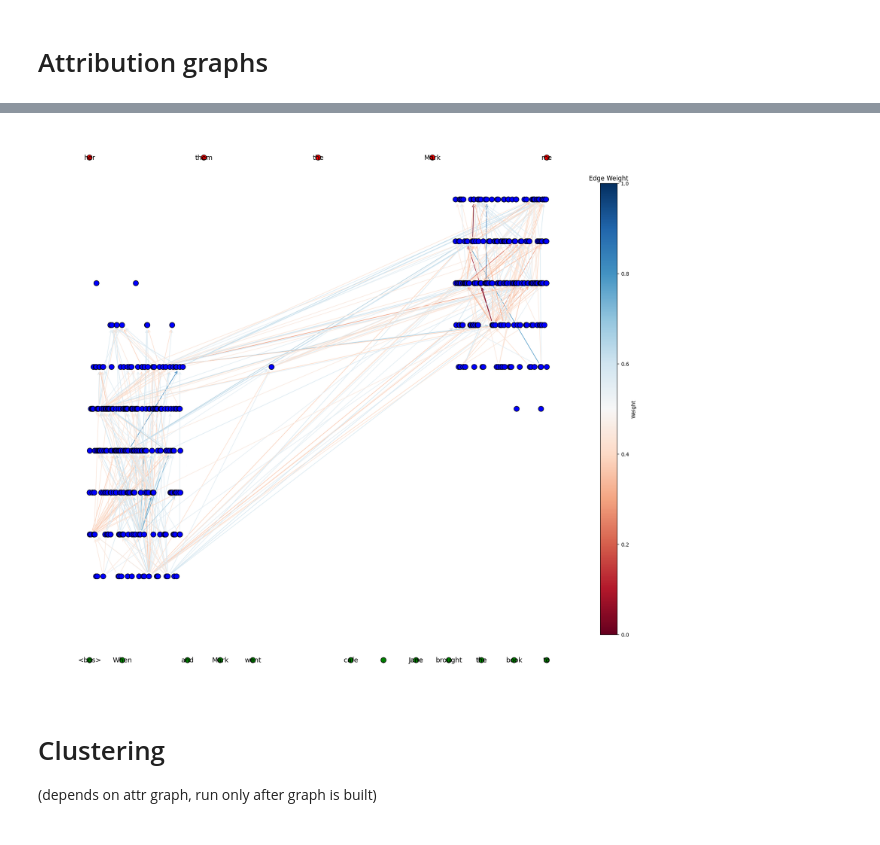
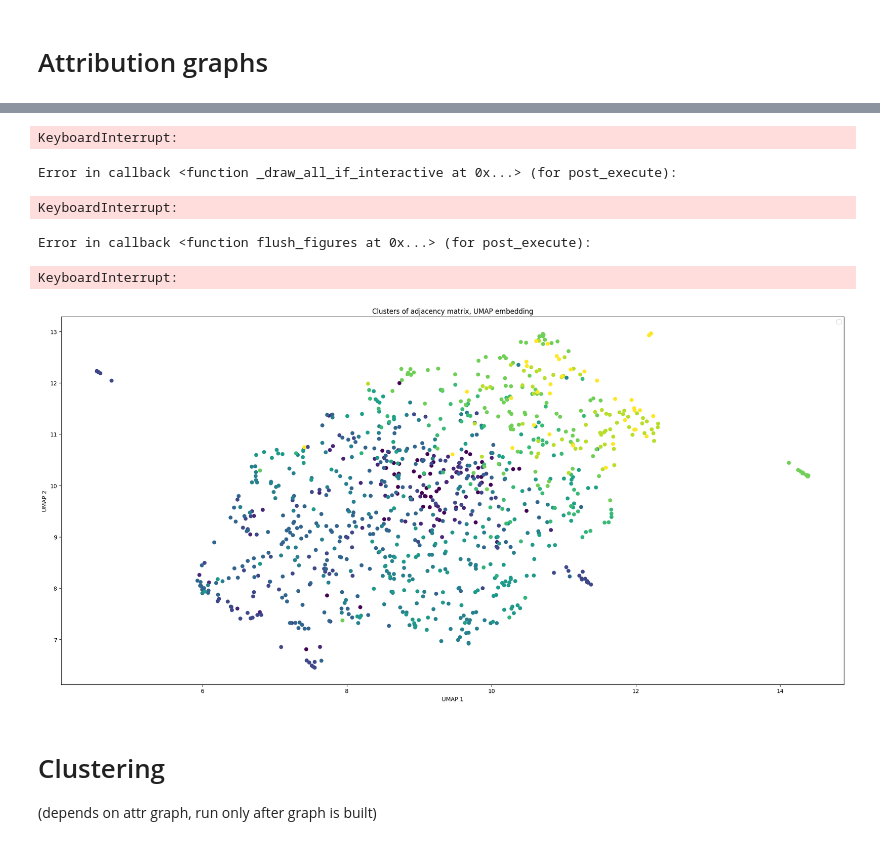
Before and after one commit to D4niel0s/NLP_project_circuits, a Jupyter notebook: neuron-clusters-influence.ipynb, the cells around one changed output, grey strips where cells are left out. Saved outputs shown, nothing was run; the diff lists cells and outputs as text; code cells hidden in the pictures.

```diff
--- a/neuron-clusters-influence.ipynb
+++ b/neuron-clusters-influence.ipynb
@@ -838,6 +872,7 @@ nx.draw_networkx_nodes(G, pos,
                        edgecolors='black')
 
 for node in input_nodes + output_nodes:
+    break
     label = node_labels[node]
     x, y = pos[node]
     plt.text(x, y, label, fontsize=13, ha='center', va='center', color='black')
@@ -849,7 +884,68 @@ cax.set_title('Edge Weight', fontsize=12)
 plt.colorbar(plt.cm.ScalarMappable(cmap='RdBu'), label='Weight', cax=cax, orientation='vertical')
 plt.show()
 # %% [output]
-[figure, removed]
+KeyboardInterrupt:
+Error in callback <function _draw_all_if_interactive at 0x...> (for post_execute):
+KeyboardInterrupt:
+Error in callback <function flush_figures at 0x...> (for post_execute):
+KeyboardInterrupt:
+# %%
+# supress all warnings
+import warnings
+warnings.filterwarnings("ignore")
+
+from umap import UMAP
+from sklearn.decomposition import PCA
+from sklearn.cluster import DBSCAN
+
+metric = 'manhattan'
+
+reducer = UMAP(n_neighbors=5, min_dist=0.1, metric=metric)
+db = DBSCAN(eps=0.2, min_samples=5, metric=metric)
+
+
+adjacency_mat = nx.adjacency_matrix(G)
+mat = (adjacency_mat + adjacency_mat.T)/2
+
+# PCA
+array = mat
+pca = PCA(n_components = int(min(array.shape[1] / 2, array.shape[0])))
+array_scaled = pca.fit_transform(array)
+
+
+# cluster
+labels = db.fit_predict(array_scaled)
+
+clusters = {i: mat[labels == i] for i in set(labels) if i != -1}
+noise = mat[labels == -1]
+
+
+colors = [node[0]*seq_len + node[1] for node in G.nodes()]
+
+# plot the clusters and the jacobian
+fig, ax1 = plt.subplots(1, 1, figsize=(20, 10))
+
+# UMAP projection of the clusters
+embedding = reducer.fit_transform(array_scaled)
+
+clusters = None
+if clusters is None:
+    ax1.scatter(embedding[:, 0], embedding[:, 1], c=colors)
+else:
+  for cluster_id, cluster in clusters.items():
+    ax1.scatter(embedding[labels == cluster_id, 0], embedding[labels == cluster_id, 1], label=f'Cluster {cluster_id}')
+  ax1.scatter(embedding[labels == -1, 0], embedding[labels == -1, 1], label='Noise', color='gray')
+ax1.set_title(f'Clusters of adjacency matrix, UMAP embedding')
+ax1.set_xlabel('UMAP 1')
+ax1.set_ylabel('UMAP 2')
+ax1.legend()
+
+plt.tight_layout()
+
+
+plt.show()
+# %% [output]
+[figure, added]
 # %% [markdown]
 # Clustering
 (depends on attr graph, run only after graph is built)
```
Also changed, not shown: parts of 7 cells of this notebook.
